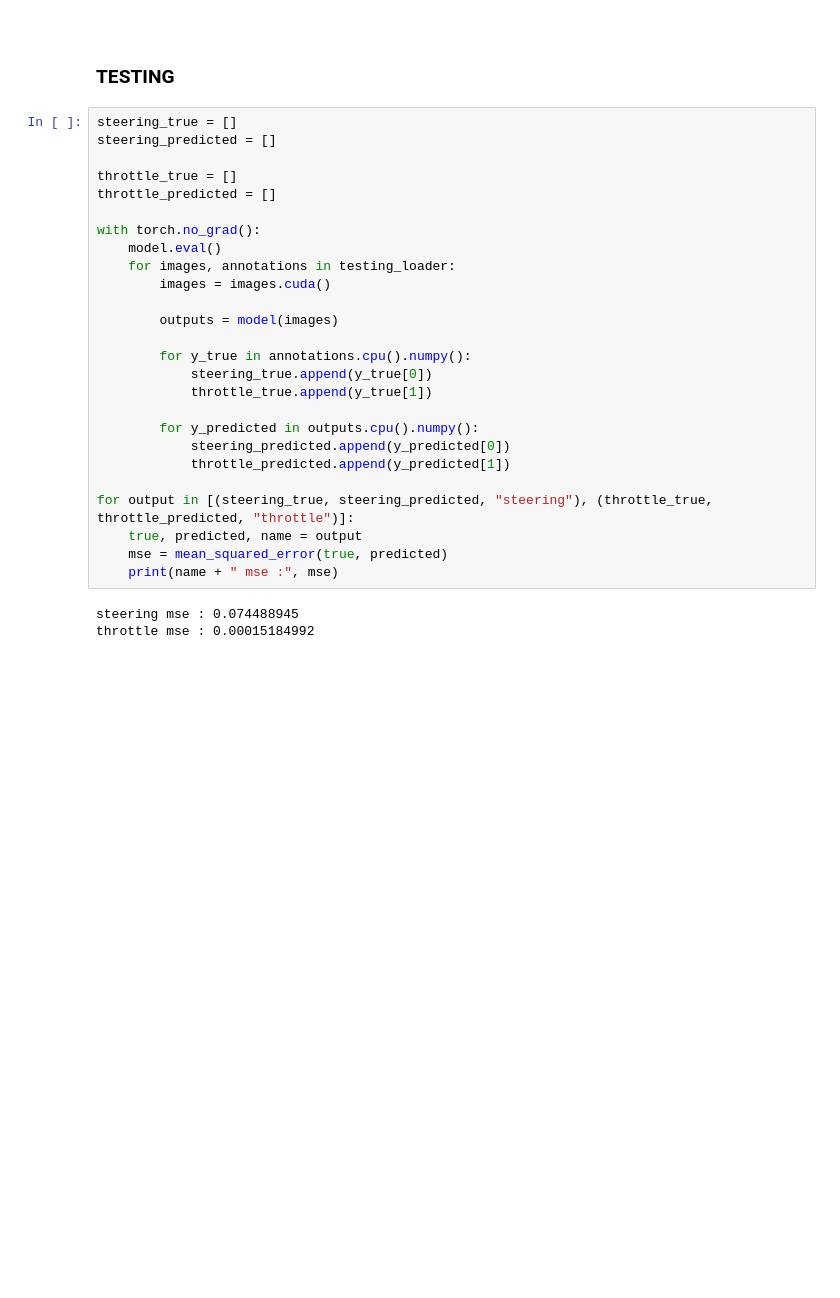
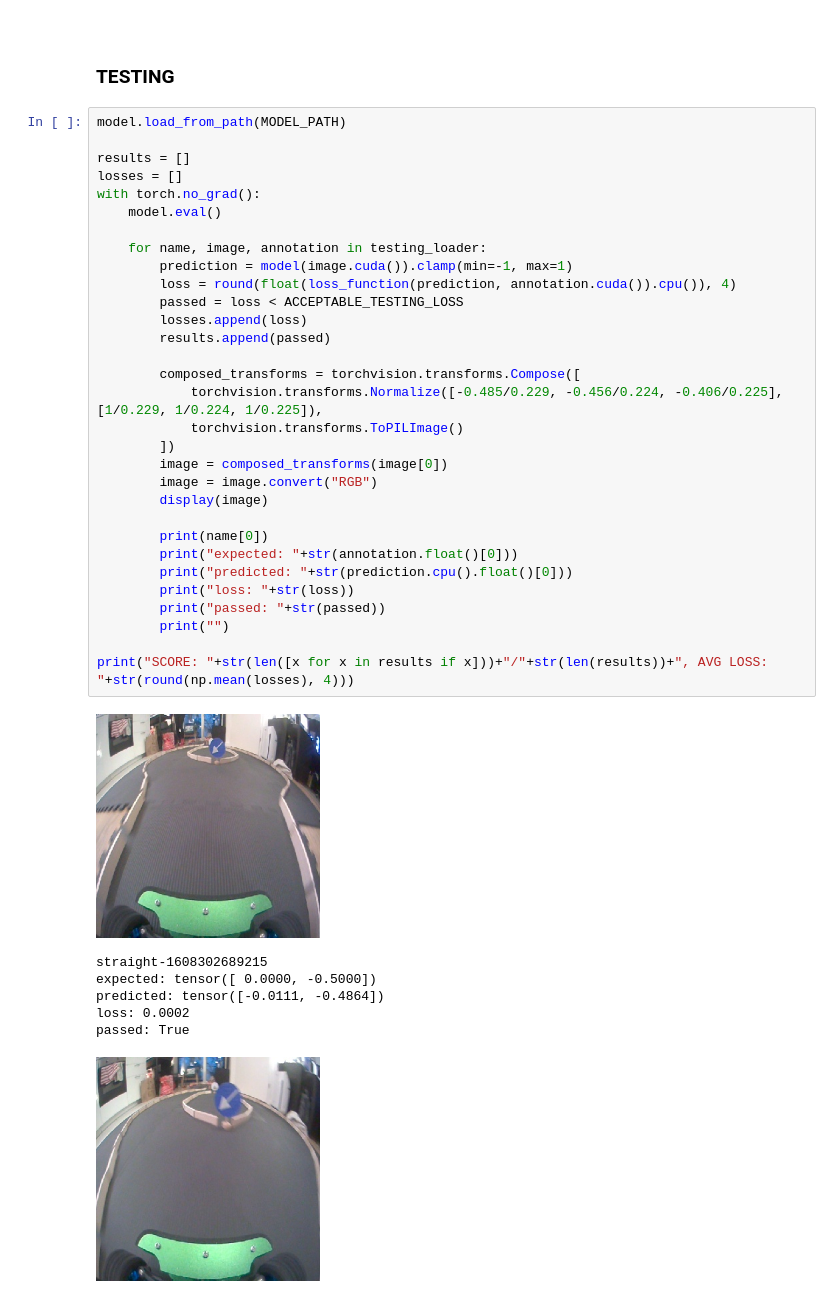
Before and after one commit to gsurma/jetson, a Jupyter notebook: autopilot_training.ipynb, the cells around one changed output. Saved outputs shown, nothing was run; the diff lists cells and outputs as text; blank space fills up the shorter version.

```diff
--- a/autopilot_training.ipynb
+++ b/autopilot_training.ipynb
@@ -149,32 +187,42 @@ validation loss decreased to 0.0028100472409278154, saving model
 <br>
 
 ### TESTING
-# %%
-steering_true = []
-steering_predicted = []
-
-throttle_true = []
-throttle_predicted = []
-
-with torch.no_grad():
-    model.eval()
-    for images, annotations in testing_loader:
-        images = images.cuda()
-
-        outputs = model(images)
-
-        for y_true in annotations.cpu().numpy():
-            steering_true.append(y_true[0])
-            throttle_true.append(y_true[1])
-
-        for y_predicted in outputs.cpu().numpy():
-            steering_predicted.append(y_predicted[0])
-            throttle_predicted.append(y_predicted[1])
-
-for output in [(steering_true, steering_predicted, "steering"), (throttle_true, throttle_predicted, "throttle")]:
-    true, predicted, name = output
-    mse = mean_squared_error(true, predicted)
-    print(name + " mse :", mse)
-# %% [output]
-steering mse : 0.074488945
-throttle mse : 0.00015184992
+# %%
+model.load_from_path(MODEL_PATH)
+
+results = []
+losses = []
+with torch.no_grad():
+    model.eval()
+
+    for name, image, annotation in testing_loader:
+        prediction = model(image.cuda()).clamp(min=-1, max=1)
+        loss = round(float(loss_function(prediction, annotation.cuda()).cpu()), 4)
+        passed = loss < ACCEPTABLE_TESTING_LOSS
+        losses.append(loss)
+        results.append(passed)
+
+        composed_transforms = torchvision.transforms.Compose([
+            torchvision.transforms.Normalize([-0.485/0.229, -0.456/0.224, -0.406/0.225], [1/0.229, 1/0.224, 1/0.225]),
+            torchvision.transforms.ToPILImage()
+        ])
+        image = composed_transforms(image[0])
+        image = image.convert("RGB")
+        display(image)
+
+        print(name[0])
+        print("expected: "+str(annotation.float()[0]))
+        print("predicted: "+str(prediction.cpu().float()[0]))
+        print("loss: "+str(loss))
+        print("passed: "+str(passed))
+        print("")
+
+print("SCORE: "+str(len([x for x in results if x]))+"/"+str(len(results))+", AVG LOSS: "+str(round(np.mean(losses), 4)))
+# %% [output]
+[figure, added]
+straight-1608302689215
+expected: tensor([ 0.0000, -0.5000])
+predicted: tensor([-0.0111, -0.4864])
+loss: 0.0002
+passed: True
+[figure, added]
```
Also changed, not shown: parts of 10 cells of this notebook, 2 other files.
